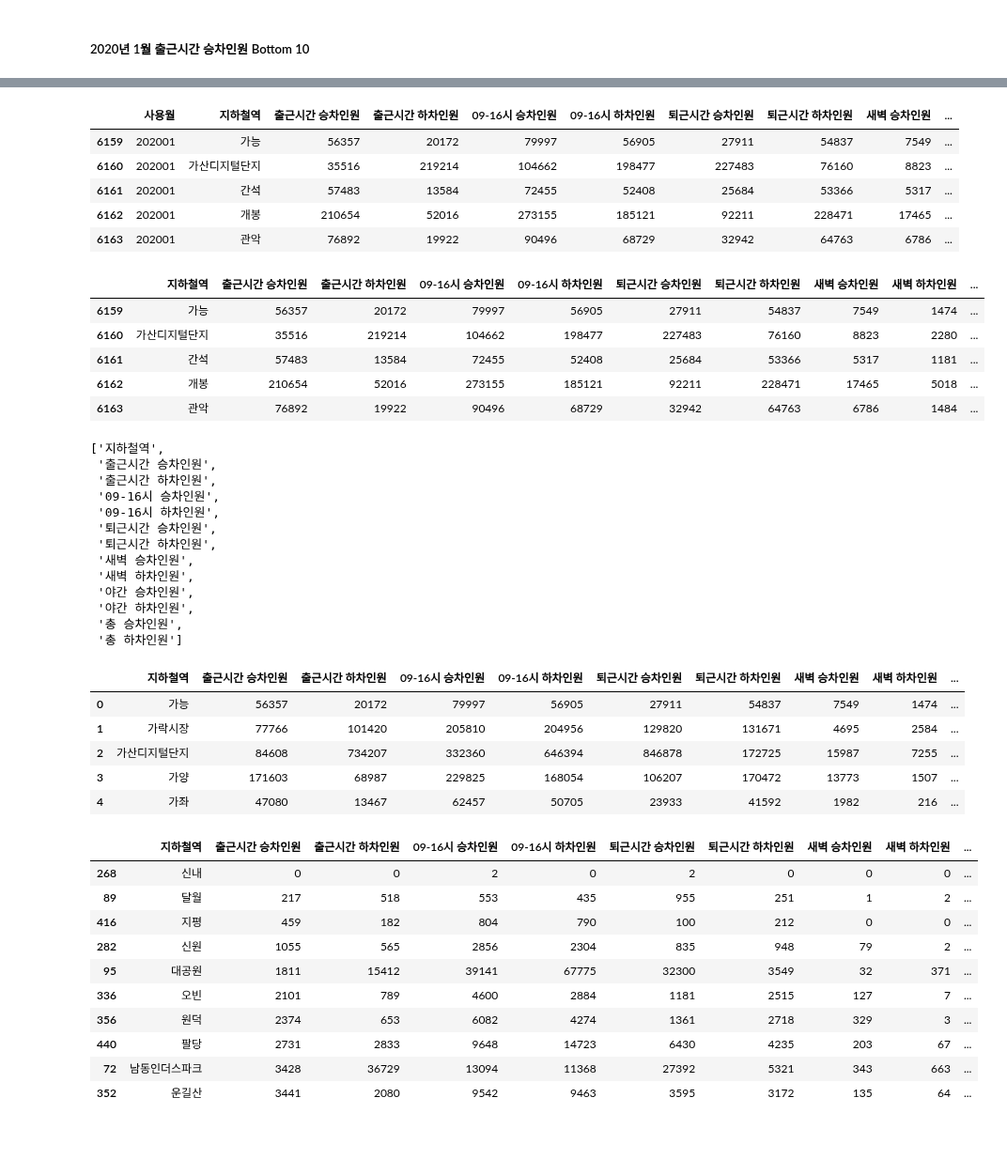
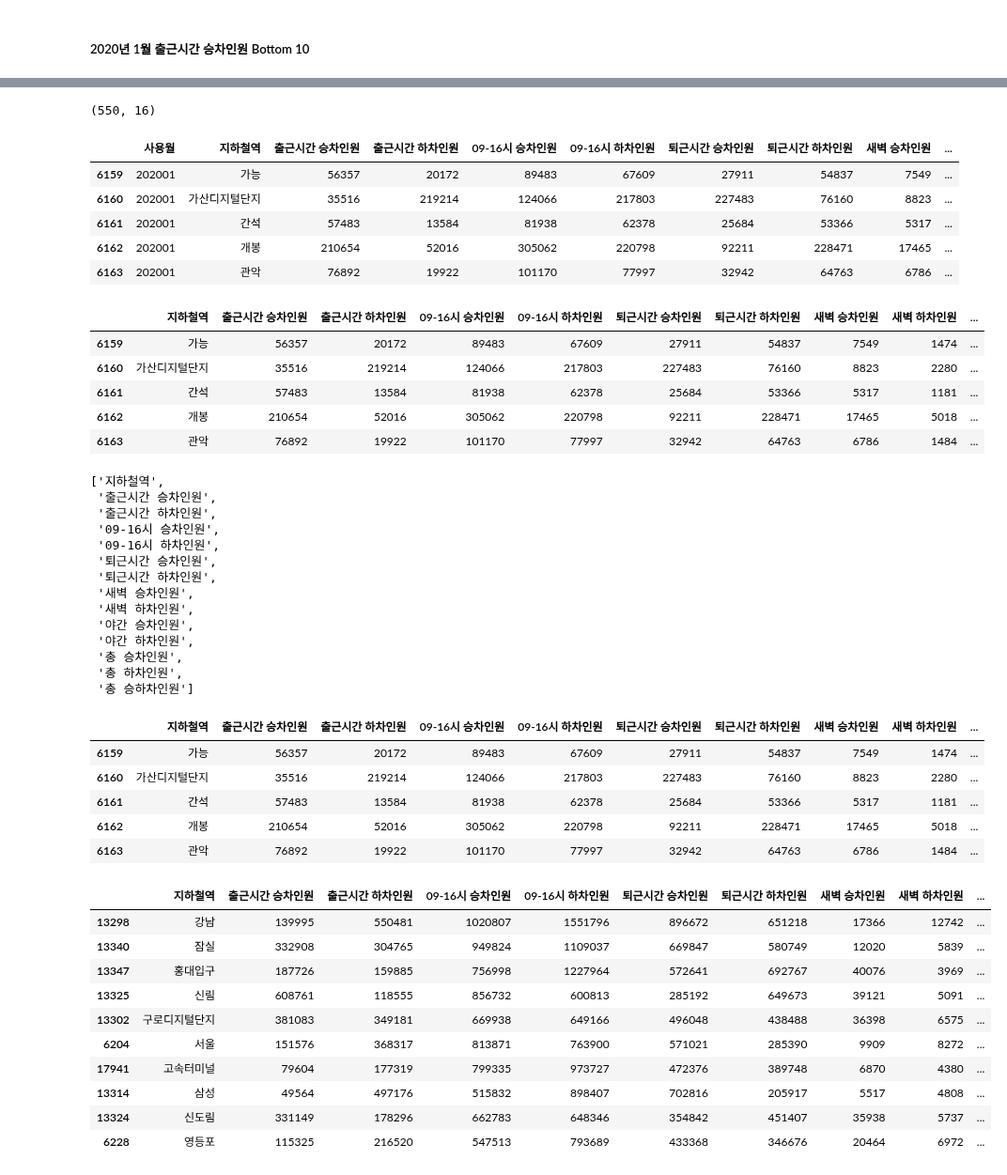
Before and after one commit to Mayhem-XD/Project_p1, a Jupyter notebook: test_code/data/2020/test_code/Top_Bottom_10.ipynb, the cells around one changed output, grey strips where cells are left out. Shown at 94% size. Drawn from its saved outputs; the diff is of its cells as text; code cells hidden in the pictures; blank space fills up the shorter version.

```diff
--- a/test_code/data/2020/test_code/Top_Bottom_10.ipynb
+++ b/test_code/data/2020/test_code/Top_Bottom_10.ipynb
@@ -12,0 +13,3 @@ df.head()
+# %%
+df['총 승하차인원'] = df['총 승차인원'] + df['총 하차인원']
+df.head()
@@ -25,20 +39,24 @@ df1.head()
+# %%
+df1.shape
+# %% [output]
+(550, 16)
 # %%
 df1.drop(columns=['호선명'], inplace=True)
 df1.head()
 # %% [output]
 |  | 사용월 | 지하철역 | 출근시간 승차인원 | 출근시간 하차인원 | 09-16시 승차인원 | 09-16시 하차인원 | 퇴근시간 승차인원 | 퇴근시간 하차인원 | 새벽 승차인원 | ... |
-| 6159 | 202001 | 가능 | 56357 | 20172 | 79997 | 56905 | 27911 | 54837 | 7549 | ... |
-| 6160 | 202001 | 가산디지털단지 | 35516 | 219214 | 104662 | 198477 | 227483 | 76160 | 8823 | ... |
-| 6161 | 202001 | 간석 | 57483 | 13584 | 72455 | 52408 | 25684 | 53366 | 5317 | ... |
-| 6162 | 202001 | 개봉 | 210654 | 52016 | 273155 | 185121 | 92211 | 228471 | 17465 | ... |
-| 6163 | 202001 | 관악 | 76892 | 19922 | 90496 | 68729 | 32942 | 64763 | 6786 | ... |
+| 6159 | 202001 | 가능 | 56357 | 20172 | 89483 | 67609 | 27911 | 54837 | 7549 | ... |
+| 6160 | 202001 | 가산디지털단지 | 35516 | 219214 | 124066 | 217803 | 227483 | 76160 | 8823 | ... |
+| 6161 | 202001 | 간석 | 57483 | 13584 | 81938 | 62378 | 25684 | 53366 | 5317 | ... |
+| 6162 | 202001 | 개봉 | 210654 | 52016 | 305062 | 220798 | 92211 | 228471 | 17465 | ... |
+| 6163 | 202001 | 관악 | 76892 | 19922 | 101170 | 77997 | 32942 | 64763 | 6786 | ... |
 # %%
 df1.drop(columns=['사용월'], inplace=True)
 df1.head()
 # %% [output]
 |  | 지하철역 | 출근시간 승차인원 | 출근시간 하차인원 | 09-16시 승차인원 | 09-16시 하차인원 | 퇴근시간 승차인원 | 퇴근시간 하차인원 | 새벽 승차인원 | 새벽 하차인원 | ... |
-| 6159 | 가능 | 56357 | 20172 | 79997 | 56905 | 27911 | 54837 | 7549 | 1474 | ... |
-| 6160 | 가산디지털단지 | 35516 | 219214 | 104662 | 198477 | 227483 | 76160 | 8823 | 2280 | ... |
-| 6161 | 간석 | 57483 | 13584 | 72455 | 52408 | 25684 | 53366 | 5317 | 1181 | ... |
-| 6162 | 개봉 | 210654 | 52016 | 273155 | 185121 | 92211 | 228471 | 17465 | 5018 | ... |
-| 6163 | 관악 | 76892 | 19922 | 90496 | 68729 | 32942 | 64763 | 6786 | 1484 | ... |
+| 6159 | 가능 | 56357 | 20172 | 89483 | 67609 | 27911 | 54837 | 7549 | 1474 | ... |
+| 6160 | 가산디지털단지 | 35516 | 219214 | 124066 | 217803 | 227483 | 76160 | 8823 | 2280 | ... |
+| 6161 | 간석 | 57483 | 13584 | 81938 | 62378 | 25684 | 53366 | 5317 | 1181 | ... |
+| 6162 | 개봉 | 210654 | 52016 | 305062 | 220798 | 92211 | 228471 | 17465 | 5018 | ... |
+| 6163 | 관악 | 76892 | 19922 | 101170 | 77997 | 32942 | 64763 | 6786 | 1484 | ... |
@@ -57,17 +77,18 @@ list(df1.columns)
  '야간 승차인원',
  '야간 하차인원',
  '총 승차인원',
- '총 하차인원']
+ '총 하차인원',
+ '총 승하차인원']
 # %%
 cols = list(df1.columns)[0]
 target = list(df1.columns)[1:]
 
-df1 = df1.groupby(cols)[target].sum().reset_index()
+df1.groupby(cols)[target].sum().reset_index()
 df1.head()
 # %% [output]
 |  | 지하철역 | 출근시간 승차인원 | 출근시간 하차인원 | 09-16시 승차인원 | 09-16시 하차인원 | 퇴근시간 승차인원 | 퇴근시간 하차인원 | 새벽 승차인원 | 새벽 하차인원 | ... |
-| 0 | 가능 | 56357 | 20172 | 79997 | 56905 | 27911 | 54837 | 7549 | 1474 | ... |
-| 1 | 가락시장 | 77766 | 101420 | 205810 | 204956 | 129820 | 131671 | 4695 | 2584 | ... |
-| 2 | 가산디지털단지 | 84608 | 734207 | 332360 | 646394 | 846878 | 172725 | 15987 | 7255 | ... |
-| 3 | 가양 | 171603 | 68987 | 229825 | 168054 | 106207 | 170472 | 13773 | 1507 | ... |
-| 4 | 가좌 | 47080 | 13467 | 62457 | 50705 | 23933 | 41592 | 1982 | 216 | ... |
+| 6159 | 가능 | 56357 | 20172 | 89483 | 67609 | 27911 | 54837 | 7549 | 1474 | ... |
+| 6160 | 가산디지털단지 | 35516 | 219214 | 124066 | 217803 | 227483 | 76160 | 8823 | 2280 | ... |
+| 6161 | 간석 | 57483 | 13584 | 81938 | 62378 | 25684 | 53366 | 5317 | 1181 | ... |
+| 6162 | 개봉 | 210654 | 52016 | 305062 | 220798 | 92211 | 228471 | 17465 | 5018 | ... |
+| 6163 | 관악 | 76892 | 19922 | 101170 | 77997 | 32942 | 64763 | 6786 | 1484 | ... |
@@ -76,16 +95,16 @@ df['지하철역']
 # %%
-df1.sort_values(by='출근시간 승차인원', inplace=True)
+df1.sort_values(by='총 승하차인원', inplace=True, ascending=False)
 df1 = df1.head(10)
 df1
 # %% [output]
 |  | 지하철역 | 출근시간 승차인원 | 출근시간 하차인원 | 09-16시 승차인원 | 09-16시 하차인원 | 퇴근시간 승차인원 | 퇴근시간 하차인원 | 새벽 승차인원 | 새벽 하차인원 | ... |
-| 268 | 신내 | 0 | 0 | 2 | 0 | 2 | 0 | 0 | 0 | ... |
-| 89 | 달월 | 217 | 518 | 553 | 435 | 955 | 251 | 1 | 2 | ... |
-| 416 | 지평 | 459 | 182 | 804 | 790 | 100 | 212 | 0 | 0 | ... |
-| 282 | 신원 | 1055 | 565 | 2856 | 2304 | 835 | 948 | 79 | 2 | ... |
-| 95 | 대공원 | 1811 | 15412 | 39141 | 67775 | 32300 | 3549 | 32 | 371 | ... |
-| 336 | 오빈 | 2101 | 789 | 4600 | 2884 | 1181 | 2515 | 127 | 7 | ... |
-| 356 | 원덕 | 2374 | 653 | 6082 | 4274 | 1361 | 2718 | 329 | 3 | ... |
-| 440 | 팔당 | 2731 | 2833 | 9648 | 14723 | 6430 | 4235 | 203 | 67 | ... |
-| 72 | 남동인더스파크 | 3428 | 36729 | 13094 | 11368 | 27392 | 5321 | 343 | 663 | ... |
-| 352 | 운길산 | 3441 | 2080 | 9542 | 9463 | 3595 | 3172 | 135 | 64 | ... |
+| 13298 | 강남 | 139995 | 550481 | 1020807 | 1551796 | 896672 | 651218 | 17366 | 12742 | ... |
+| 13340 | 잠실 | 332908 | 304765 | 949824 | 1109037 | 669847 | 580749 | 12020 | 5839 | ... |
+| 13347 | 홍대입구 | 187726 | 159885 | 756998 | 1227964 | 572641 | 692767 | 40076 | 3969 | ... |
+| 13325 | 신림 | 608761 | 118555 | 856732 | 600813 | 285192 | 649673 | 39121 | 5091 | ... |
+| 13302 | 구로디지털단지 | 381083 | 349181 | 669938 | 649166 | 496048 | 438488 | 36398 | 6575 | ... |
+| 6204 | 서울 | 151576 | 368317 | 813871 | 763900 | 571021 | 285390 | 9909 | 8272 | ... |
+| 17941 | 고속터미널 | 79604 | 177319 | 799335 | 973727 | 472376 | 389748 | 6870 | 4380 | ... |
+| 13314 | 삼성 | 49564 | 497176 | 515832 | 898407 | 702816 | 205917 | 5517 | 4808 | ... |
+| 13324 | 신도림 | 331149 | 178296 | 662783 | 648346 | 354842 | 451407 | 35938 | 5737 | ... |
+| 6228 | 영등포 | 115325 | 216520 | 547513 | 793689 | 433368 | 346676 | 20464 | 6972 | ... |
```
Also changed, not shown: parts of 11 cells of this notebook, 20 other files.
